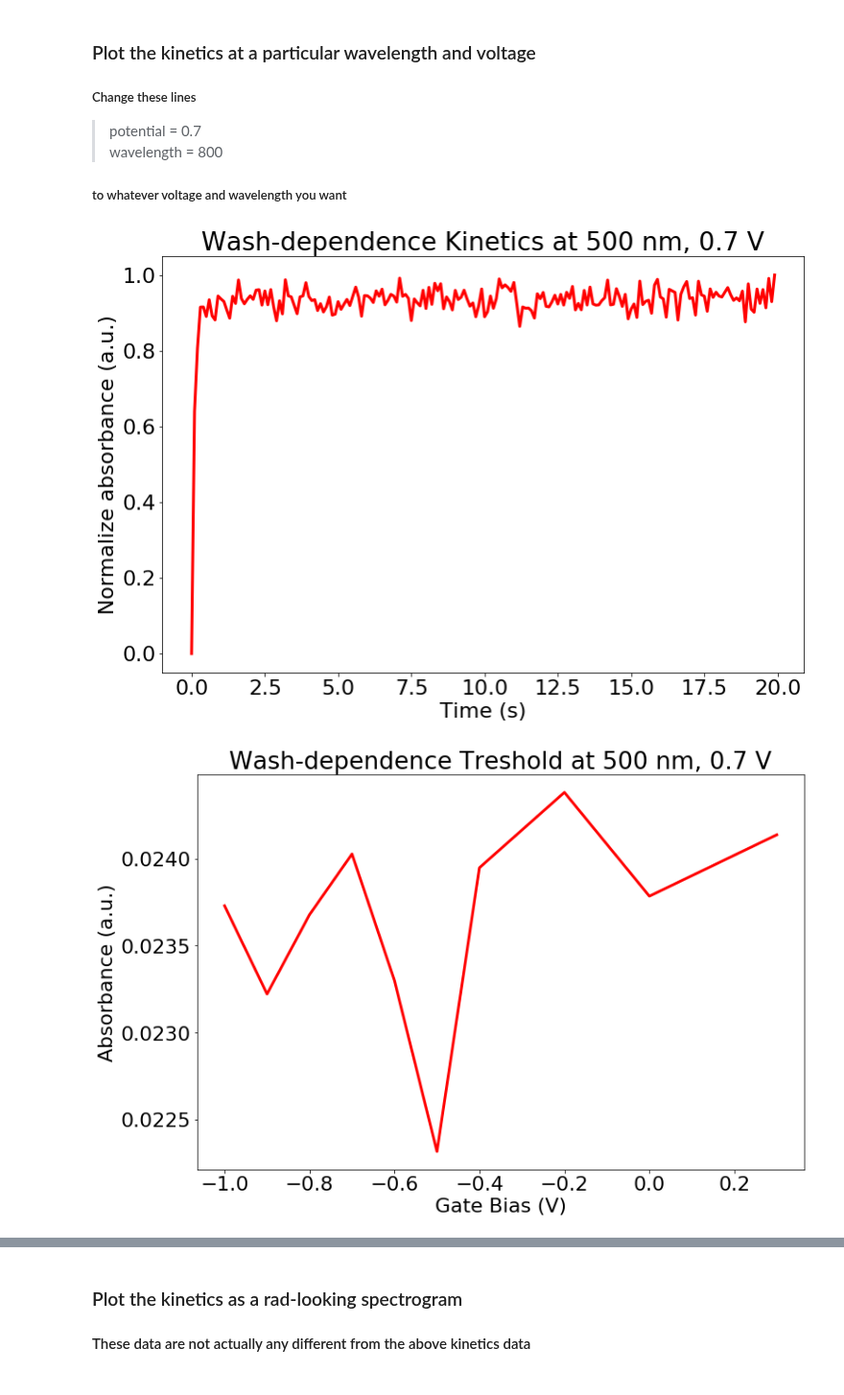
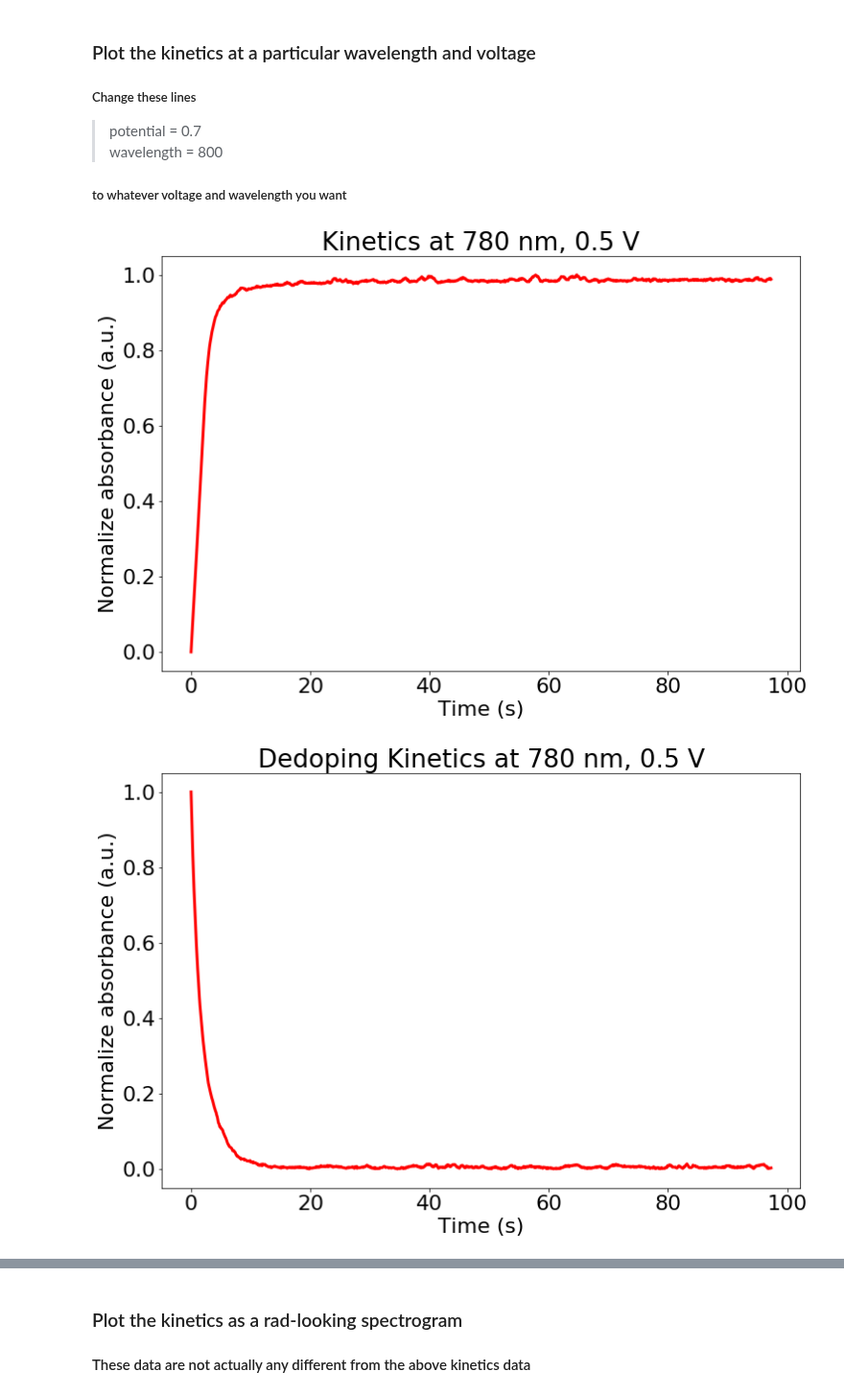
Before and after one commit to rajgiriUW/OECT_processing, a Jupyter notebook: processing_scripts/UV-Vis Notebook.ipynb, the cells around one changed output, grey strips where cells are left out. Shown at 96% size. Drawn from its saved outputs; the diff is of its cells as text; code cells hidden in the pictures.

```diff
--- a/processing_scripts/UV-Vis Notebook.ipynb
+++ b/processing_scripts/UV-Vis Notebook.ipynb
@@ -22,8 +24,9 @@ plt.rcParams['figure.figsize'] = (16, 8)
 # %%
 # 1) Set up the data path
 # e.g. r'C:\Users\Raj\OneDrive\Documents\Word\uvvis'
-data_path = r'C:\Users\Raj\OneDrive\UW Work\Data\Polymer OECT work\DPP3TEG-1\uvvis\03 - Neat 10 mgmL NaCl'
+data_path = r'COPY_PATH_TO_FOLDER_HERE'
 
+# don't edit this
 if data_path == 'COPY_PATH_TO_FOLDER_HERE':
     from oect_load import file_open
     data_path = file_open(caption='Select folder to load from')
@@ -162,7 +241,7 @@ for i,cl in zip(data.spectra_sm, cm):
 ax.set_xlabel('Wavelength (nm)')
 ax.set_ylabel('Absorbance (a.u.)')
 ax.legend(labels = data.potentials)
-ax.set_title('Time=0 s data at each potential step')
+ax.set_title('Time=90 s data at each potential step')
 
 plt.savefig(path + r'\\' + 'Doping Spectra, t=0 s'+filenamestring+'.jpg')
 
@@ -181,7 +260,7 @@ if dedata:
     ax.set_xlabel('Wavelength (nm)')
     ax.set_ylabel('Absorbance (a.u.)')
     ax.legend(labels = dedata.potentials)
-    ax.set_title('Time=0 s data at each dedoping potential step')
+    ax.set_title('Time=90 s data at each dedoping potential step')
 
     plt.savefig(path + r'\\' + 'Dedoping Spectra, t=0 s'+filenamestring+'.jpg')
 # %% [output]
@@ -234,31 +318,31 @@ if dedata:
 # %%
 # Changes these two lines to whatever potential and wavelength you want
-#potential = 0.7
-#wavelength = 800
+potential = 0.5
+wavelength = 780
 
 data.single_wl_time(potential=potential, wavelength = wavelength)
 fig, ax = plt.subplots(nrows=1, figsize=(12,8),  facecolor='white')
 uvvis.plot_time(data, ax=ax, **{'color':'r', 'linewidth': 3})
 ax.set_title('Kinetics at ' + str(wavelength) + ' nm, ' + str(potential) + ' V')
 
 plt.savefig(path + r'\\' + 'Kinetics at ' + str(wavelength) + ' nm, ' + str(potential) + ' V'
             +filenamestring+'.jpg')
 
 if dedata:
     dedata.single_wl_time(potential=potential, wavelength = wavelength)
     fig, ax = plt.subplots(nrows=1, figsize=(12,8),  facecolor='white')
     uvvis.plot_time(dedata, ax=ax, **{'color':'r', 'linewidth': 3})
     ax.set_title('Dedoping Kinetics at ' + str(wavelength) + ' nm, ' + str(potential) + ' V')
 
     plt.savefig(path + r'\\' + 'Dedope Kinetics at ' + str(wavelength) + ' nm, ' + str(potential) + ' V'
                 +filenamestring+'.jpg')
 
 fig, ax1 = plt.subplots(nrows=1, figsize=(12,8),  facecolor='white')
-uvvis.plot_voltage(data, ax=ax1, **{'color':'r', 'linewidth': 3})
+uvvis.plot_voltage(data, ax=ax1, time=0, **{'color':'r', 'linewidth': 0, 'marker':'s'})
 ax1.set_title('Threshold at ' + str(wavelength) + ' nm')
 
 plt.savefig(path + r'\\' + 'Threshold at ' + str(wavelength) + ' nm'
             +filenamestring+'.jpg')
 # %% [output]
-[figure, old version]
+[figure, new version]
-[figure, old version]
+[figure, new version]
```
Also changed, not shown: parts of 16 cells of this notebook, 1 other file.
